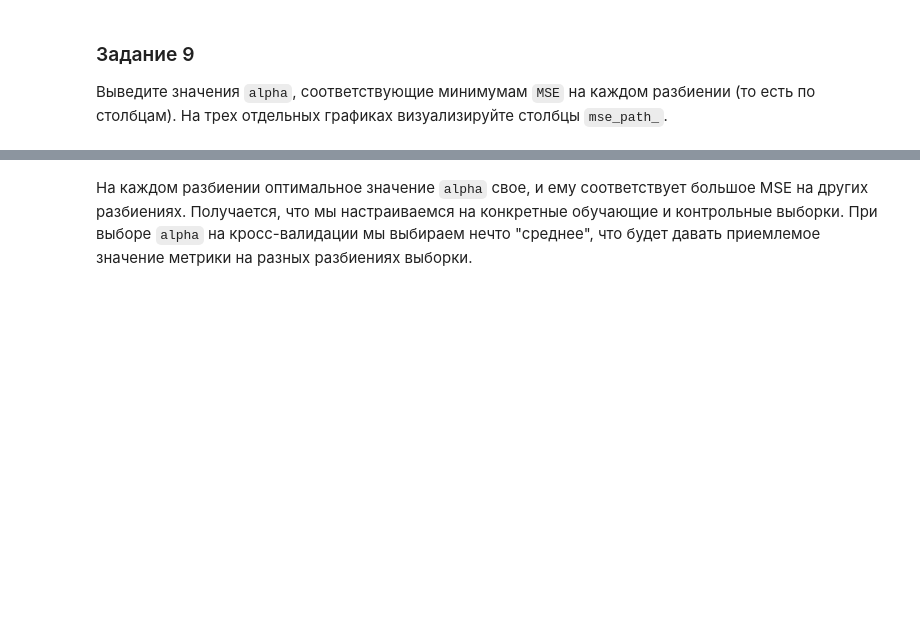
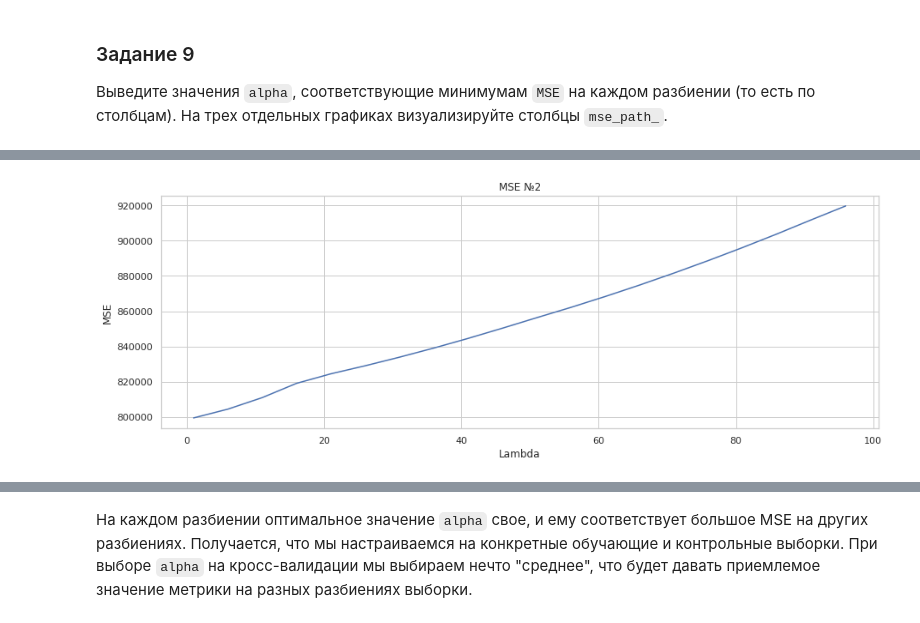
Before and after one commit to PavelStelmakhV/hw308-linear-regression-overfitting-and-regularization, a Jupyter notebook: OverfittingHomeWork.ipynb, the cells around one changed output, grey strips where cells are left out. Drawn from its saved outputs; the diff is of its cells as text; code cells hidden in the pictures; blank space fills up the shorter version.

```diff
--- a/OverfittingHomeWork.ipynb
+++ b/OverfittingHomeWork.ipynb
@@ -366,0 +361,5 @@ Alpha = 1, MSE = 745668.605961
+# %%
+data[:, 1] = list(map(lambda e: e[1], regressor.mse_path_))
+create_plot(data, 'MSE №2', 'Lambda', 'MSE')
+# %% [output]
+[figure, added]
```
Also changed, not shown: parts of 6 cells of this notebook.
